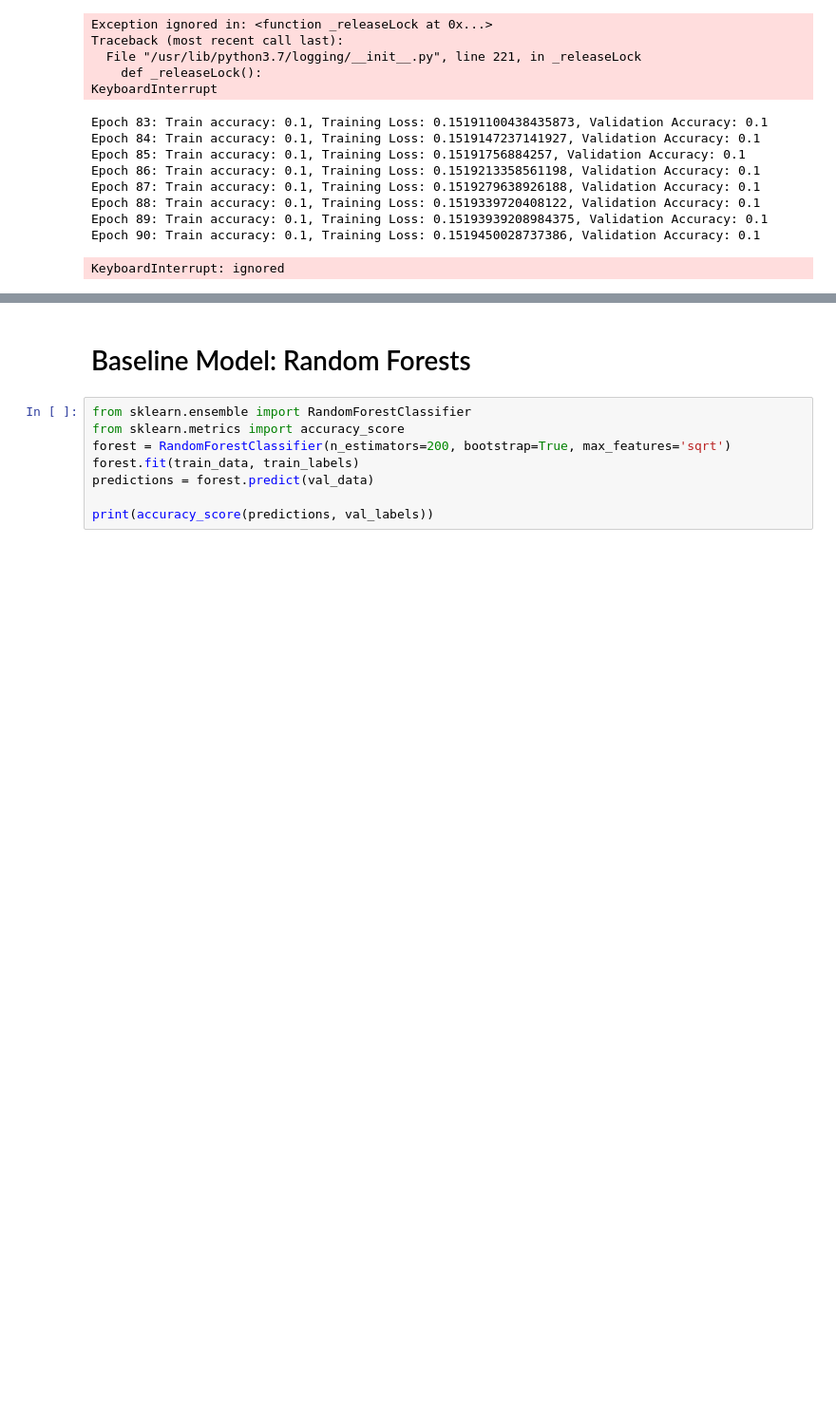
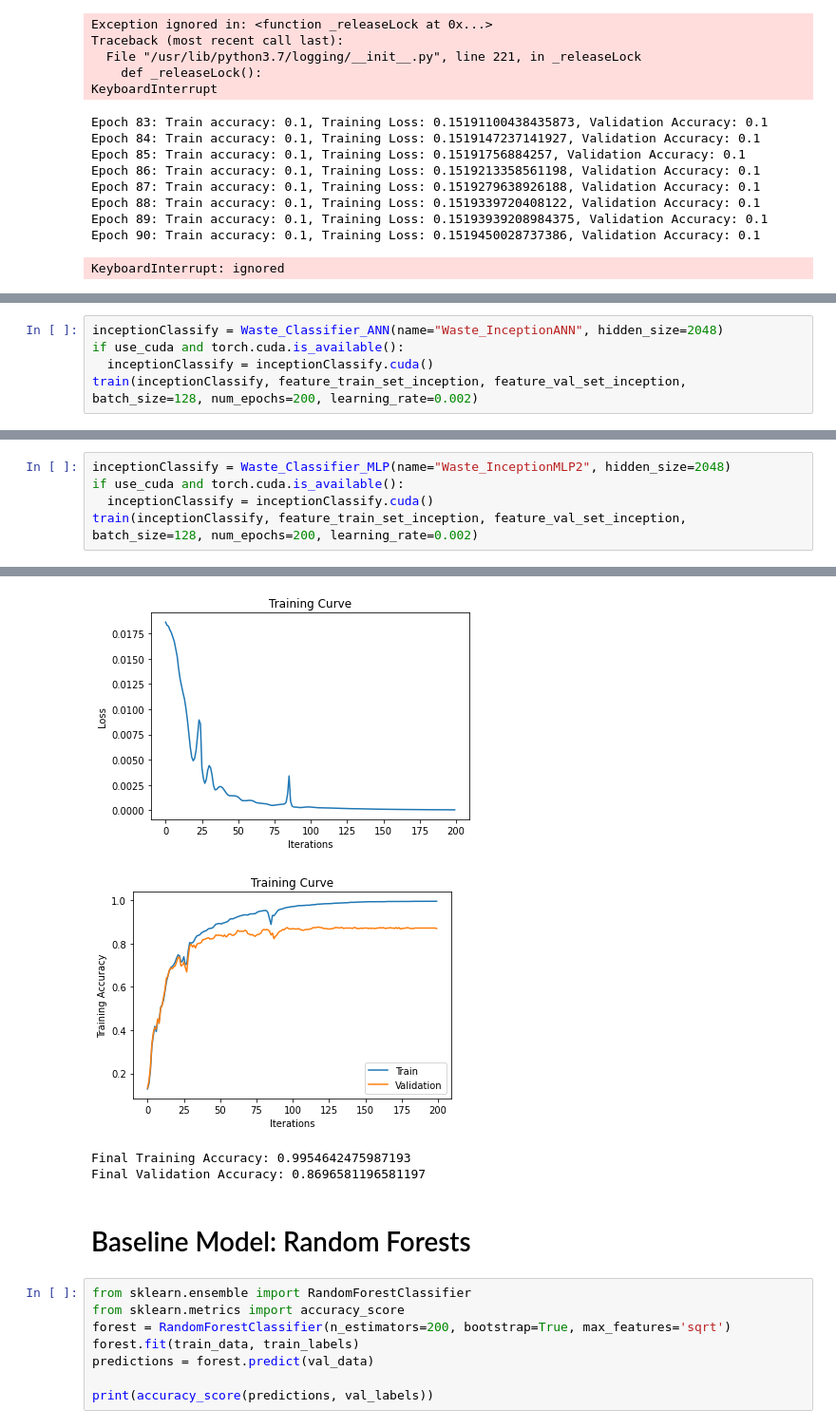
Before and after one commit to rozariot/Waste-Classification-Project, a Jupyter notebook: WasteClassificationProject.ipynb, the cells around one changed output, grey strips where cells are left out. Shown at 95% size. Drawn from its saved outputs; the diff is of its cells as text; blank space fills up the shorter version.

```diff
--- a/WasteClassificationProject.ipynb
+++ b/WasteClassificationProject.ipynb
@@ -479,0 +525,5 @@ KeyboardInterrupt: ignored
+# %%
+inceptionClassify = Waste_Classifier_ANN(name="Waste_InceptionANN", hidden_size=2048)
+if use_cuda and torch.cuda.is_available():
+  inceptionClassify = inceptionClassify.cuda()
+train(inceptionClassify, feature_train_set_inception, feature_val_set_inception, batch_size=128, num_epochs=200, learning_rate=0.002)
@@ -479,0 +558,6 @@ KeyboardInterrupt: ignored
+# %%
+inceptionClassify = Waste_Classifier_MLP(name="Waste_InceptionMLP2", hidden_size=2048)
+if use_cuda and torch.cuda.is_available():
+  inceptionClassify = inceptionClassify.cuda()
+train(inceptionClassify, feature_train_set_inception, feature_val_set_inception, batch_size=128, num_epochs=200, learning_rate=0.002)
+# %% [output]
@@ -480,3 +581,7 @@ KeyboardInterrupt: ignored
+[figure, added]
+[figure, added]
+Final Training Accuracy: 0.9954642475987193
+Final Validation Accuracy: 0.8696581196581197
 # %% [markdown]
 # Baseline Model: Random Forests
 # %%
```
Also changed, not shown: parts of 16 cells of this notebook.
